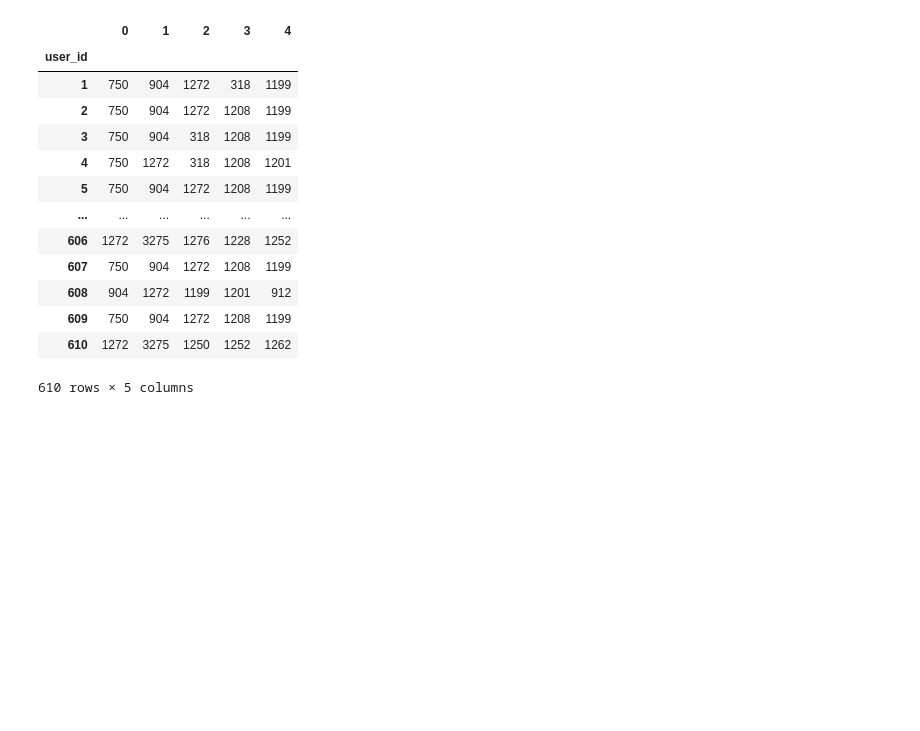
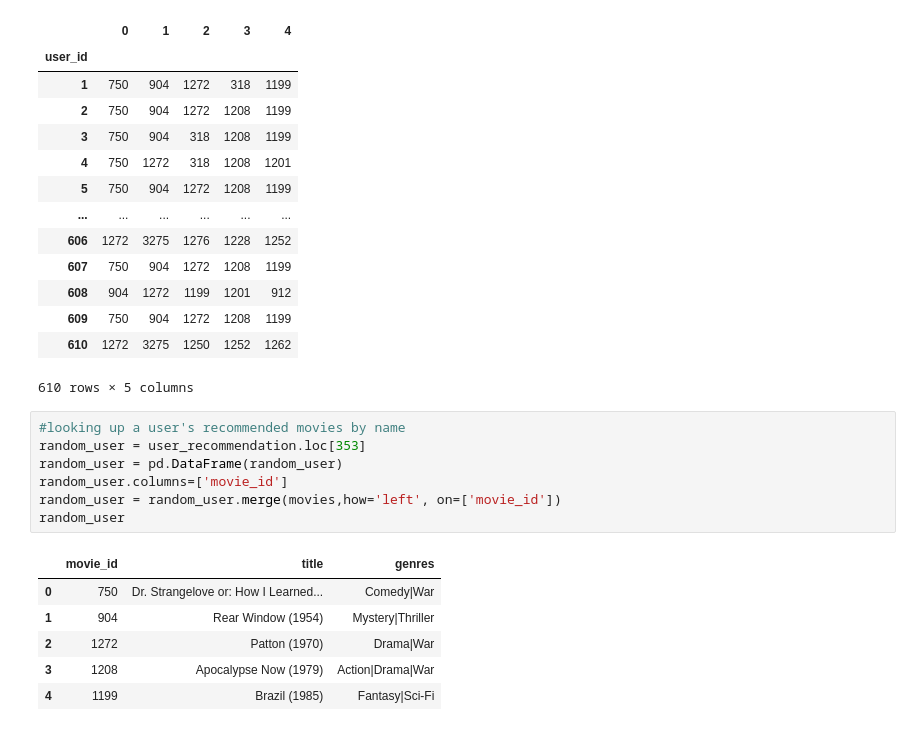
Before and after one commit to youmxr/CP421-Project, a Jupyter notebook: FinalProject.ipynb, the cells around one changed output. Cells and saved outputs as stored; diff of their text form; blank space fills up the shorter version.

```diff
--- a/FinalProject.ipynb
+++ b/FinalProject.ipynb
@@ -398,3 +398,17 @@ user_recommendation
 | 609 | 750 | 904 | 1272 | 1208 | 1199 |
 | 610 | 1272 | 3275 | 1250 | 1252 | 1262 |
 610 rows × 5 columns
+# %%
+#looking up a user's recommended movies by name
+random_user = user_recommendation.loc[353]
+random_user = pd.DataFrame(random_user)
+random_user.columns=['movie_id']
+random_user = random_user.merge(movies,how='left', on=['movie_id'])
+random_user
+# %% [output]
+|  | movie_id | title | genres |
+| 0 | 750 | Dr. Strangelove or: How I Learned... | Comedy|War |
+| 1 | 904 | Rear Window (1954) | Mystery|Thriller |
+| 2 | 1272 | Patton (1970) | Drama|War |
+| 3 | 1208 | Apocalypse Now (1979) | Action|Drama|War |
+| 4 | 1199 | Brazil (1985) | Fantasy|Sci-Fi |
```
